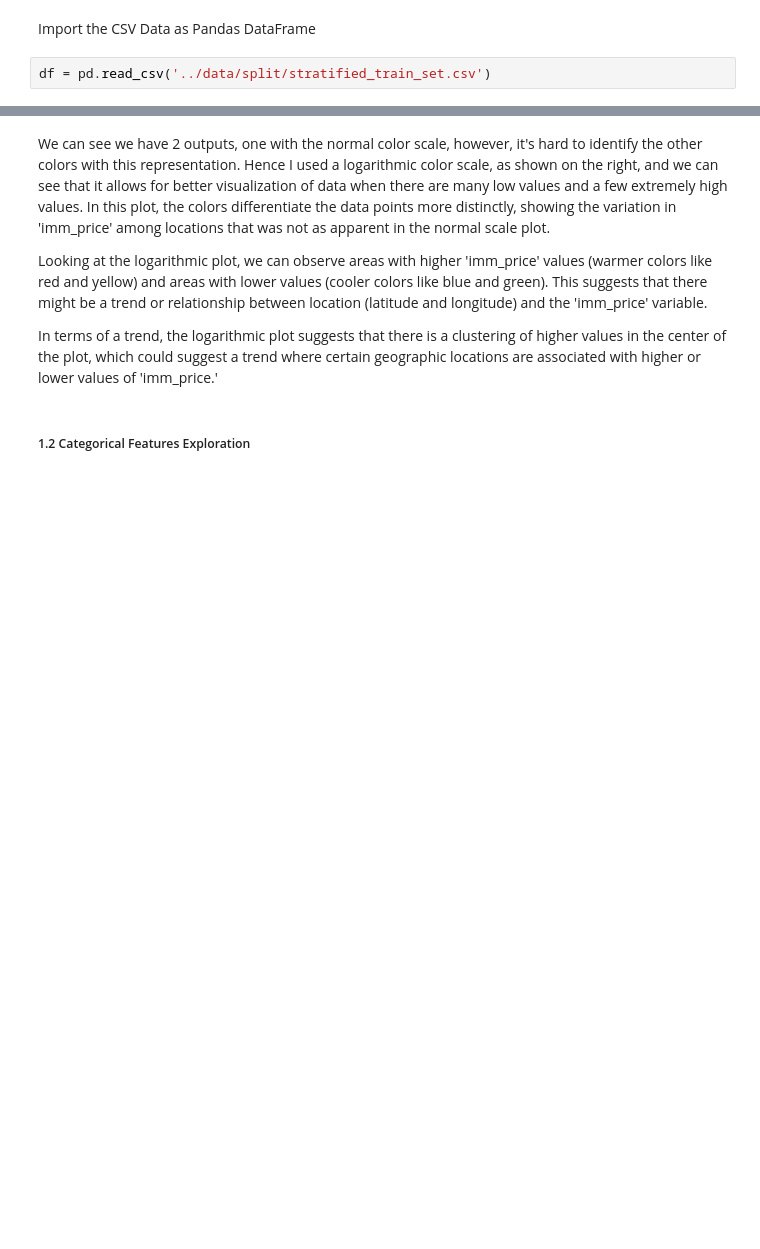
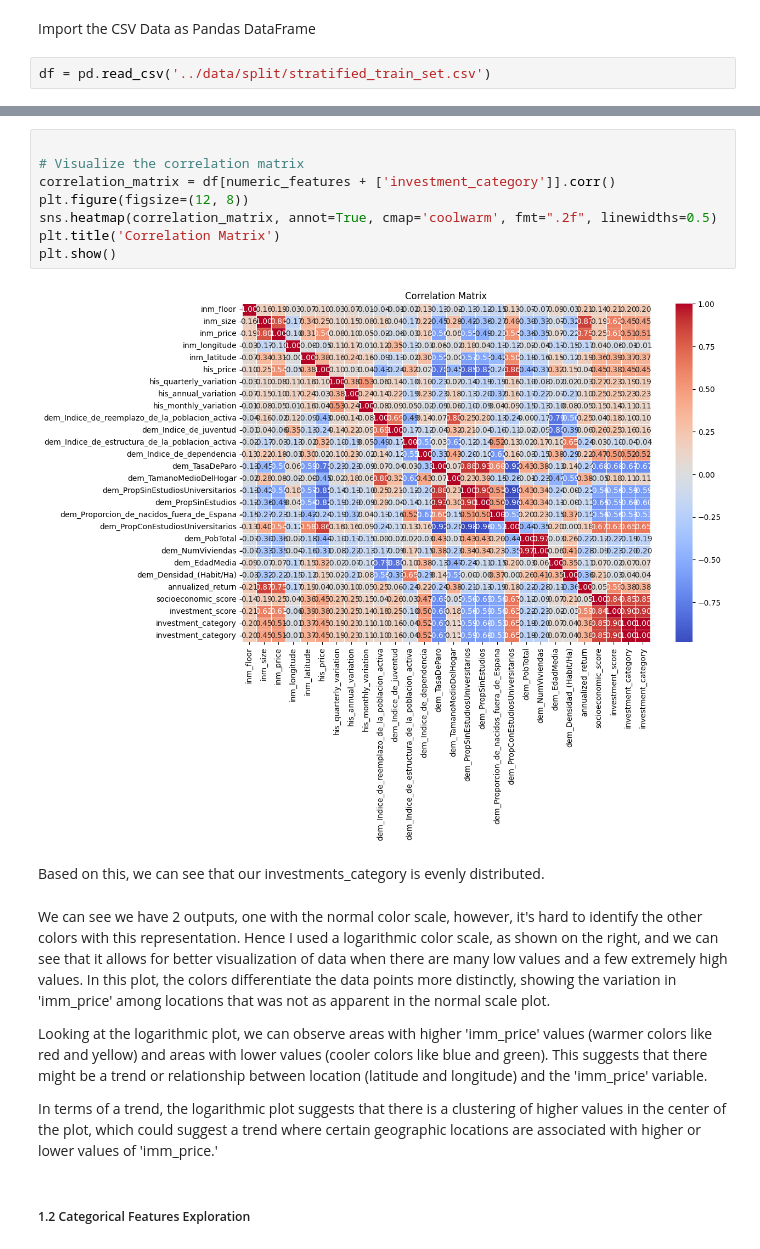
Before and after one commit to adnanbhanji/Madrid-Property-Analysis, a Jupyter notebook: 02_classification/notebooks/02_data_exploration.ipynb, the cells around one changed output, grey strips where cells are left out. Drawn from its saved outputs; the diff is of its cells as text; blank space fills up the shorter version.

```diff
--- a/02_classification/notebooks/02_data_exploration.ipynb
+++ b/02_classification/notebooks/02_data_exploration.ipynb
@@ -106,3 +77,15 @@ plt.show()
+# %%
+
+# Visualize the correlation matrix
+correlation_matrix = df[numeric_features + ['investment_category']].corr()
+plt.figure(figsize=(12, 8))
+sns.heatmap(correlation_matrix, annot=True, cmap='coolwarm', fmt=".2f", linewidths=0.5)
+plt.title('Correlation Matrix')
+plt.show()
+# %% [output]
+[figure, added]
+# %% [markdown]
+Based on this, we can see that our investments_category is evenly distributed.
 # %% [markdown]
 We can see we have 2 outputs, one with the normal color scale, however, it's hard to identify the other colors with this representation. Hence I used a logarithmic color scale, as shown on the right, and we can see that it allows for better visualization of data when there are many low values and a few extremely high values. In this plot, the colors differentiate the data points more distinctly, showing the variation in 'imm_price' among locations that was not as apparent in the normal scale plot.
 
```
Also changed, not shown: parts of 18 cells of this notebook, 1 other file.
